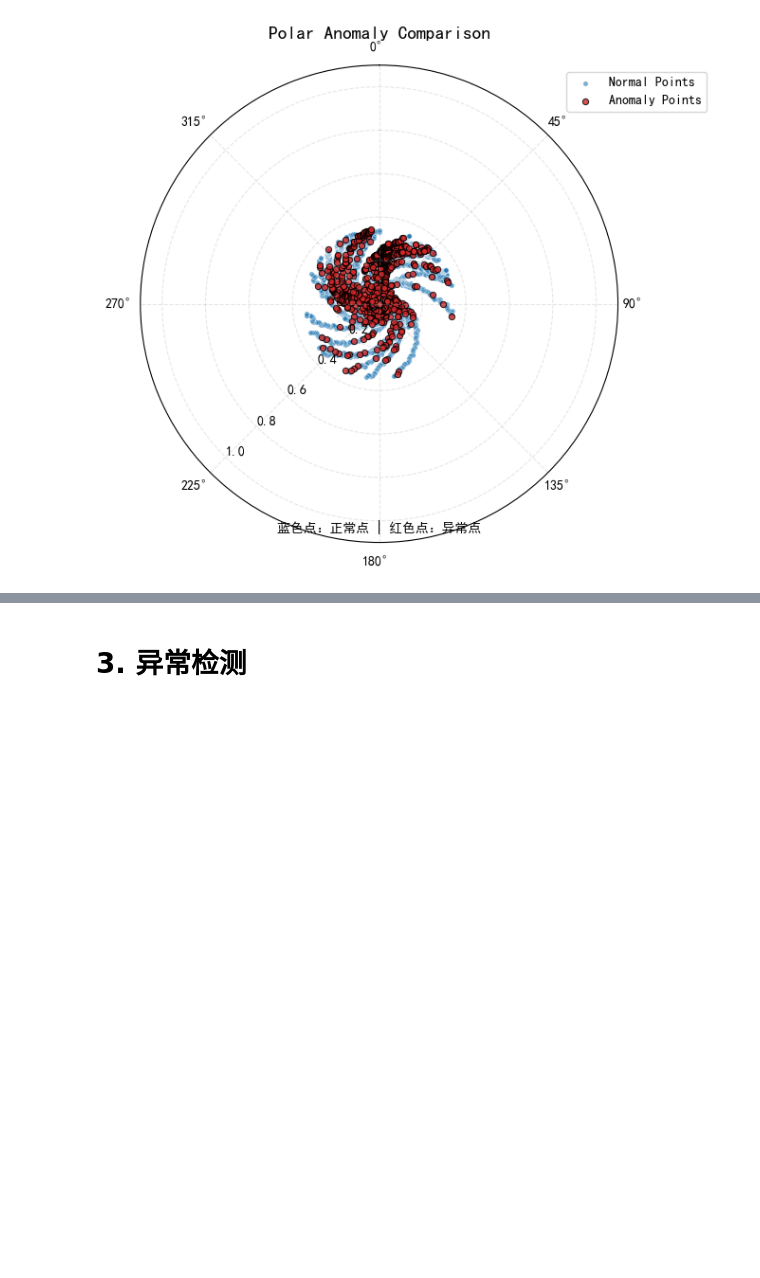
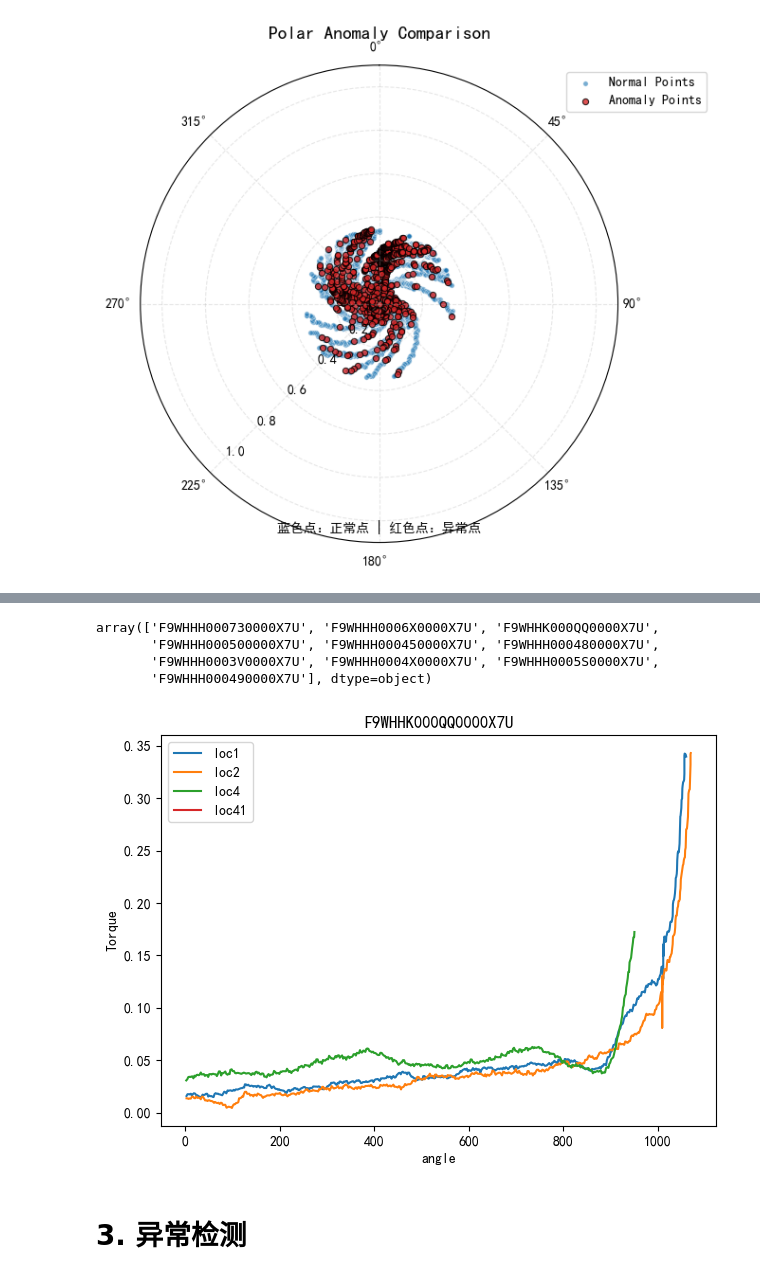
Before and after one commit to Xiaomut/apple, a Jupyter notebook: notebooks/screw.ipynb, the cells around one changed output, grey strips where cells are left out. Cells and saved outputs as stored; diff of their text form; code cells hidden in the pictures; blank space fills up the shorter version.

```diff
--- a/notebooks/screw.ipynb
+++ b/notebooks/screw.ipynb
@@ -510,3 +538,31 @@ plot_anomaly_comparison(data_points, is_anomaly)
+# %%
+df['prefix'].unique()
+# %% [output]
+array(['F9WHHH000730000X7U', 'F9WHHH0006X0000X7U', 'F9WHHK000QQ0000X7U',
+       'F9WHHH000500000X7U', 'F9WHHH000450000X7U', 'F9WHHH000480000X7U',
+       'F9WHHH0003V0000X7U', 'F9WHHH0004X0000X7U', 'F9WHHH0005S0000X7U',
+       'F9WHHH000490000X7U'], dtype=object)
+# %%
+# df_plot = df[(df['prefix'] == ) & (df['angle'] > 0)]
+prefix_temp = df['prefix'].unique()[2]     #   'F9WHHH000490000X7U'
+df_plot = df[(df['prefix'] == prefix_temp) & (df['angle'] > 0)].sort_values('angle')
+
+name = 'angle'  # row_in_file
+plt.Figure(figsize=(10, 4))
+plt.plot(df_plot[(df['loc'] == 'Loc1')][name], df_plot[(df['loc'] == 'Loc1')]['torque'], label='loc1')
+plt.plot(df_plot[(df['loc'] == 'Loc2')][name], df_plot[(df['loc'] == 'Loc2')]['torque'], label='loc2')
+plt.plot(df_plot[(df['loc'] == 'Loc4')][name], df_plot[(df['loc'] == 'Loc4')]['torque'], label='loc4')
+plt.plot(df_plot[(df['loc'] == 'Loc41')][name], df_plot[(df['loc'] == 'Loc41')]['torque'], label='loc41')
+# plt.plot(df_plot[(df['loc'].isin(['Loc41', 'Loc4']))][name], df_plot[(df['loc'].isin(['Loc41', 'Loc4']))]['torque'], label='loc4_all')
+
+
+plt.ylabel("Torque")
+plt.xlabel("angle")
+plt.legend()
+plt.title(prefix_temp)
+plt.tight_layout()
+# %% [output]
+[figure, added]
 # %% [markdown]
 # 3. 异常检测
 # %% [markdown]
```
Also changed, not shown: parts of 16 cells of this notebook, 13 other files.
